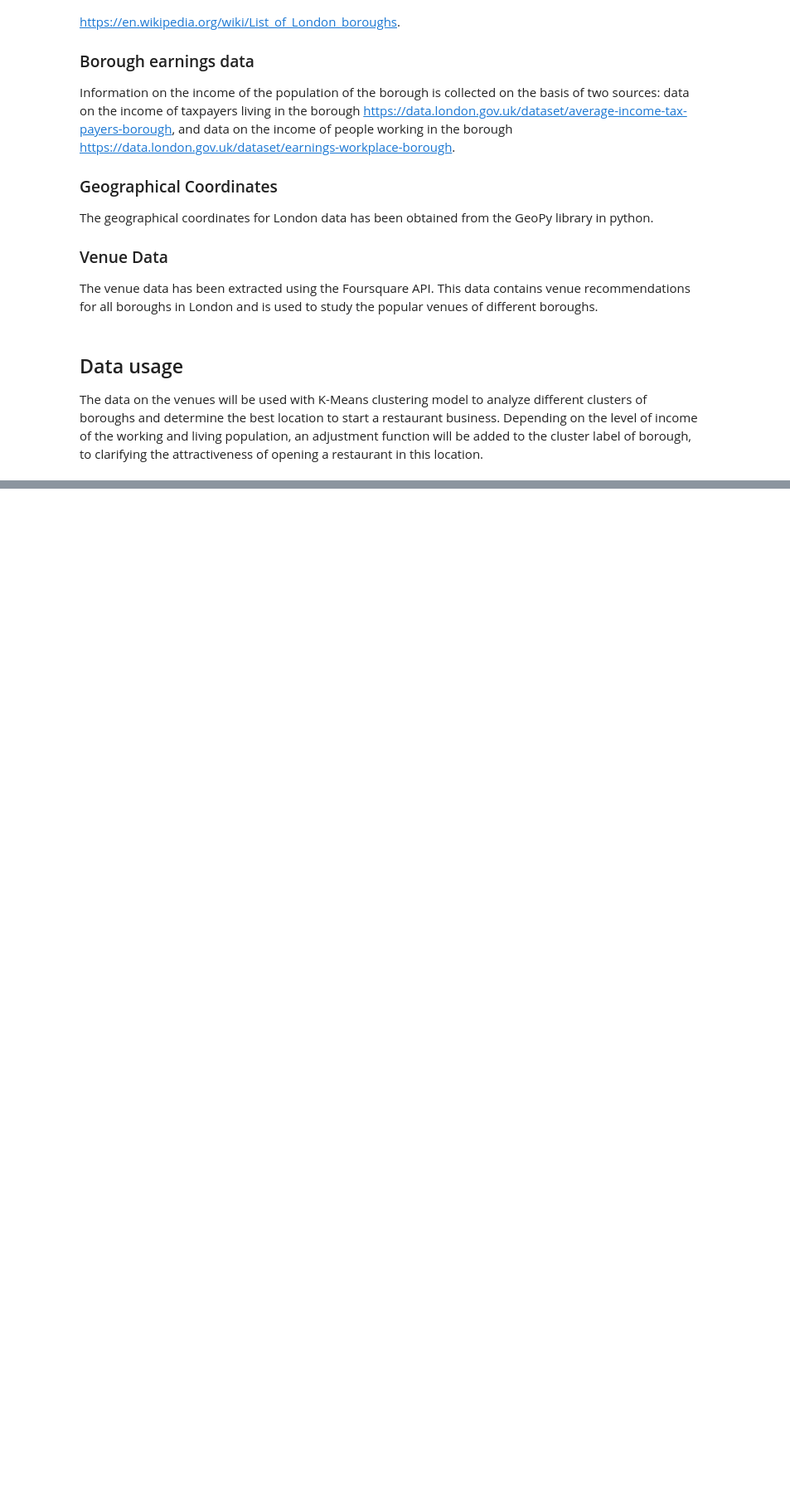
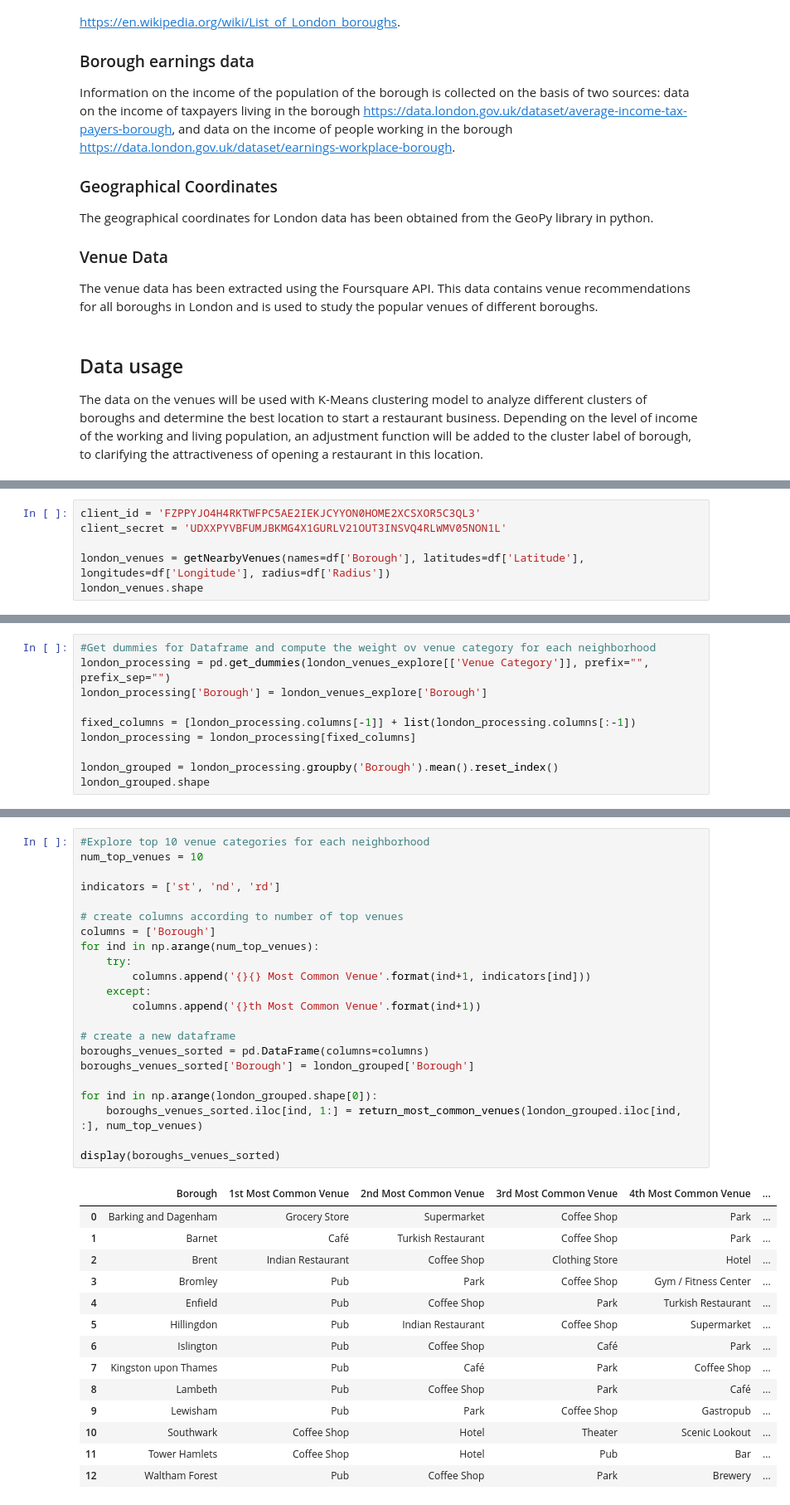
Before and after one commit to Aioioy/London_restaurants_Capstone_Project, a Jupyter notebook: London_restaurants_Capstone_Project.ipynb, the cells around one changed output, grey strips where cells are left out. Shown at 83% size. Cells and saved outputs as stored; diff of their text form; blank space fills up the shorter version.

```diff
--- a/London_restaurants_Capstone_Project.ipynb
+++ b/London_restaurants_Capstone_Project.ipynb
@@ -23,0 +189,6 @@ The data on the venues will be used with K-Means clustering model to analyze dif
+# %%
+client_id = 'FZPPYJO4H4RKTWFPC5AE2IEKJCYYON0HOME2XCSXOR5C3QL3'
+client_secret = 'UDXXPYVBFUMJBKMG4X1GURLV21OUT3INSVQ4RLWMV05NON1L'
+
+london_venues = getNearbyVenues(names=df['Borough'], latitudes=df['Latitude'], longitudes=df['Longitude'], radius=df['Radius'])
+london_venues.shape
@@ -23,0 +231,10 @@ The data on the venues will be used with K-Means clustering model to analyze dif
+# %%
+#Get dummies for Dataframe and compute the weight ov venue category for each neighborhood
+london_processing = pd.get_dummies(london_venues_explore[['Venue Category']], prefix="", prefix_sep="")
+london_processing['Borough'] = london_venues_explore['Borough']
+
+fixed_columns = [london_processing.columns[-1]] + list(london_processing.columns[:-1])
+london_processing = london_processing[fixed_columns]
+
+london_grouped = london_processing.groupby('Borough').mean().reset_index()
+london_grouped.shape
@@ -23,0 +249,37 @@ The data on the venues will be used with K-Means clustering model to analyze dif
+# %%
+#Explore top 10 venue categories for each neighborhood
+num_top_venues = 10
+
+indicators = ['st', 'nd', 'rd']
+
+# create columns according to number of top venues
+columns = ['Borough']
+for ind in np.arange(num_top_venues):
+    try:
+        columns.append('{}{} Most Common Venue'.format(ind+1, indicators[ind]))
+    except:
+        columns.append('{}th Most Common Venue'.format(ind+1))
+
+# create a new dataframe
+boroughs_venues_sorted = pd.DataFrame(columns=columns)
+boroughs_venues_sorted['Borough'] = london_grouped['Borough']
+
+for ind in np.arange(london_grouped.shape[0]):
+    boroughs_venues_sorted.iloc[ind, 1:] = return_most_common_venues(london_grouped.iloc[ind, :], num_top_venues)
+
+display(boroughs_venues_sorted)
+# %% [output]
+|  | Borough | 1st Most Common Venue | 2nd Most Common Venue | 3rd Most Common Venue | 4th Most Common Venue | ... |
+| 0 | Barking and Dagenham | Grocery Store | Supermarket | Coffee Shop | Park | ... |
+| 1 | Barnet | Café | Turkish Restaurant | Coffee Shop | Park | ... |
+| 2 | Brent | Indian Restaurant | Coffee Shop | Clothing Store | Hotel | ... |
+| 3 | Bromley | Pub | Park | Coffee Shop | Gym / Fitness Center | ... |
+| 4 | Enfield | Pub | Coffee Shop | Park | Turkish Restaurant | ... |
+| 5 | Hillingdon | Pub | Indian Restaurant | Coffee Shop | Supermarket | ... |
+| 6 | Islington | Pub | Coffee Shop | Café | Park | ... |
+| 7 | Kingston upon Thames | Pub | Café | Park | Coffee Shop | ... |
+| 8 | Lambeth | Pub | Coffee Shop | Park | Café | ... |
+| 9 | Lewisham | Pub | Park | Coffee Shop | Gastropub | ... |
+| 10 | Southwark | Coffee Shop | Hotel | Theater | Scenic Lookout | ... |
+| 11 | Tower Hamlets | Coffee Shop | Hotel | Pub | Bar | ... |
+| 12 | Waltham Forest | Pub | Coffee Shop | Park | Brewery | ... |
```
Also changed, not shown: parts of 20 cells of this notebook, 1 other file.
